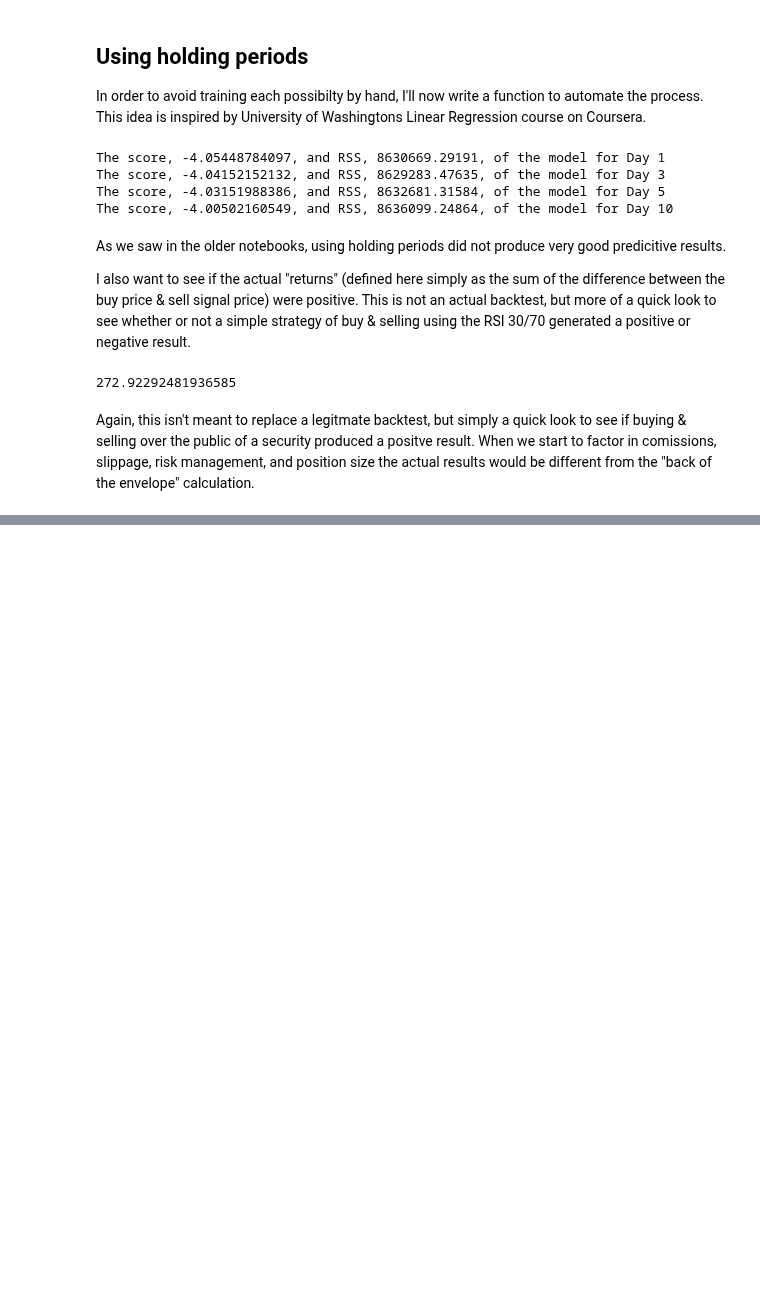
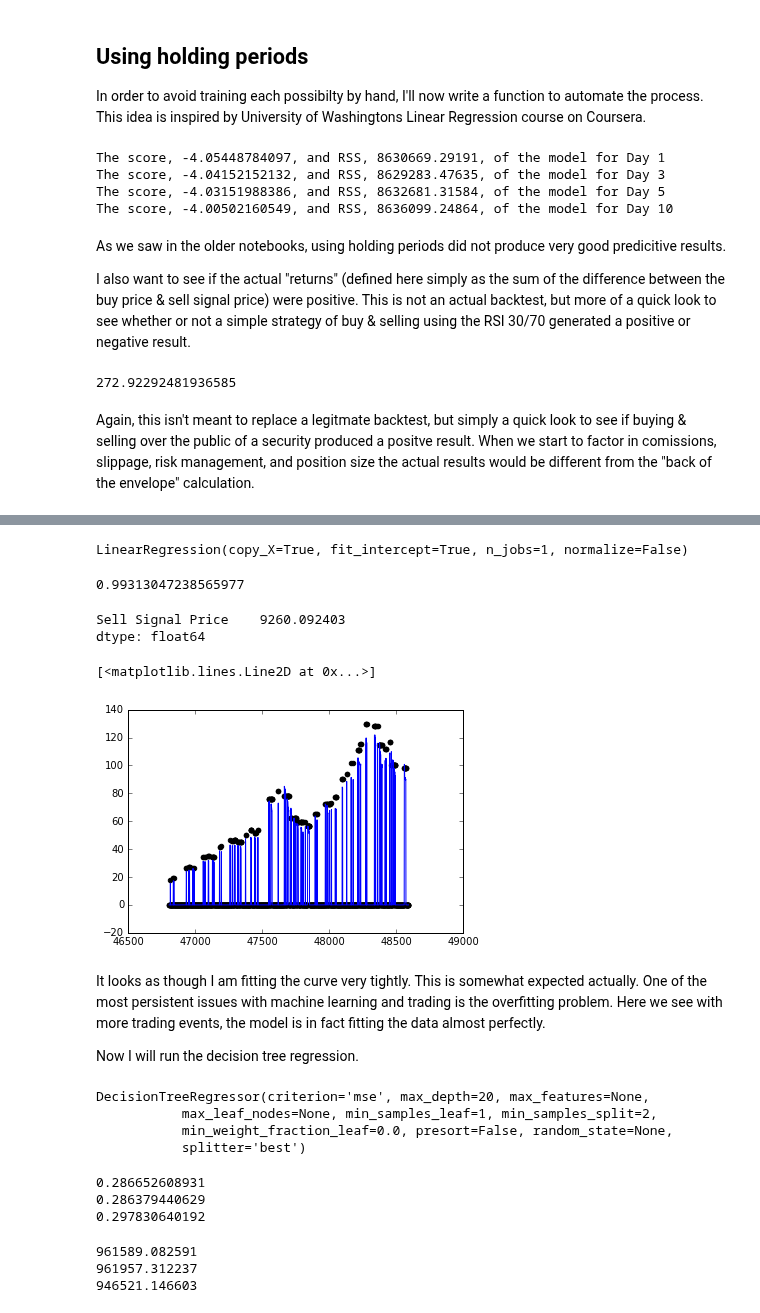
Before and after one commit to theofanislekkas/mlnd, a Jupyter notebook: rsi/RSI Reboot-Copy1.ipynb, the cells around one changed output, grey strips where cells are left out. Drawn from its saved outputs; the diff is of its cells as text; code cells hidden in the pictures; blank space fills up the shorter version.

Commit message:
Add 9 day ma regression models.

```diff
--- a/rsi/RSI Reboot-Copy1.ipynb
+++ b/rsi/RSI Reboot-Copy1.ipynb
@@ -543,0 +620,2 @@ Again, this isn't meant to replace a legitmate backtest, but simply a quick look
+# %%
+quick_9 = aapl[['Adj-C', 'RSI', 'Sell Price', 'Buy Price', 'Sell Signal Price']]
@@ -543,0 +657,34 @@ Again, this isn't meant to replace a legitmate backtest, but simply a quick look
+# %%
+new_features = quick_9[['RSI', 'Buy Price']]
+new_prices = quick_9[['Sell Signal Price']]
+
+new_ftrain = new_features[:7152]
+new_ptrain = new_prices[:7152]
+new_ftest = new_features[7152:]
+new_ptest = new_prices[7152:]
+# %%
+rsi_9_model = LinearRegression()
+rsi_9_model.fit(new_ftrain, new_ptrain)
+# %% [output]
+LinearRegression(copy_X=True, fit_intercept=True, n_jobs=1, normalize=False)
+# %%
+rsi_9_predictions = rsi_9_model.predict(new_ftest)
+# %%
+rsi_9_model.score(new_ftest, new_ptest)
+# %% [output]
+0.99313047238565977
+# %%
+np.sum((rsi_9_predictions - new_ptest) ** 2)
+# %% [output]
+Sell Signal Price    9260.092403
+dtype: float64
+# %%
+plt.scatter(new_ftest.index, new_ptest, color='black')
+plt.plot(new_ftest.index, rsi_9_predictions, color='blue', linewidth=1)
+# %% [output]
+[<matplotlib.lines.Line2D at 0x...>]
+[figure, added]
+# %% [markdown]
+It looks as though I am fitting the curve very tightly.  This is somewhat expected actually.  One of the most persistent issues with machine learning and trading is the overfitting problem.  Here we see with more trading events, the model is in fact fitting the data almost perfectly.
+
+Now I will run the decision tree regression.
@@ -543,0 +695,9 @@ Again, this isn't meant to replace a legitmate backtest, but simply a quick look
+# %%
+tree9_2.fit(new_ftrain, new_ptrain)
+tree9_5.fit(new_ftrain, new_ptrain)
+tree9_20.fit(new_ftrain, new_ptrain)
+# %% [output]
+DecisionTreeRegressor(criterion='mse', max_depth=20, max_features=None,
+           max_leaf_nodes=None, min_samples_leaf=1, min_samples_split=2,
+           min_weight_fraction_leaf=0.0, presort=False, random_state=None,
+           splitter='best')
@@ -543,0 +708,8 @@ Again, this isn't meant to replace a legitmate backtest, but simply a quick look
+# %%
+print tree9_2.score(new_ftest, new_ptest)
+print tree9_5.score(new_ftest, new_ptest)
+print tree9_20.score(new_ftest, new_ptest)
+# %% [output]
+0.286652608931
+0.286379440629
+0.297830640192
@@ -543,0 +719,8 @@ Again, this isn't meant to replace a legitmate backtest, but simply a quick look
+# %%
+print np.sum((tree9_2_predict - rsi_9_actual) ** 2)
+print np.sum((tree9_5_predict - rsi_9_actual) ** 2)
+print np.sum((tree9_20_predict - rsi_9_actual) ** 2)
+# %% [output]
+961589.082591
+961957.312237
+946521.146603
```
Also changed, not shown: parts of 30 cells of this notebook.
